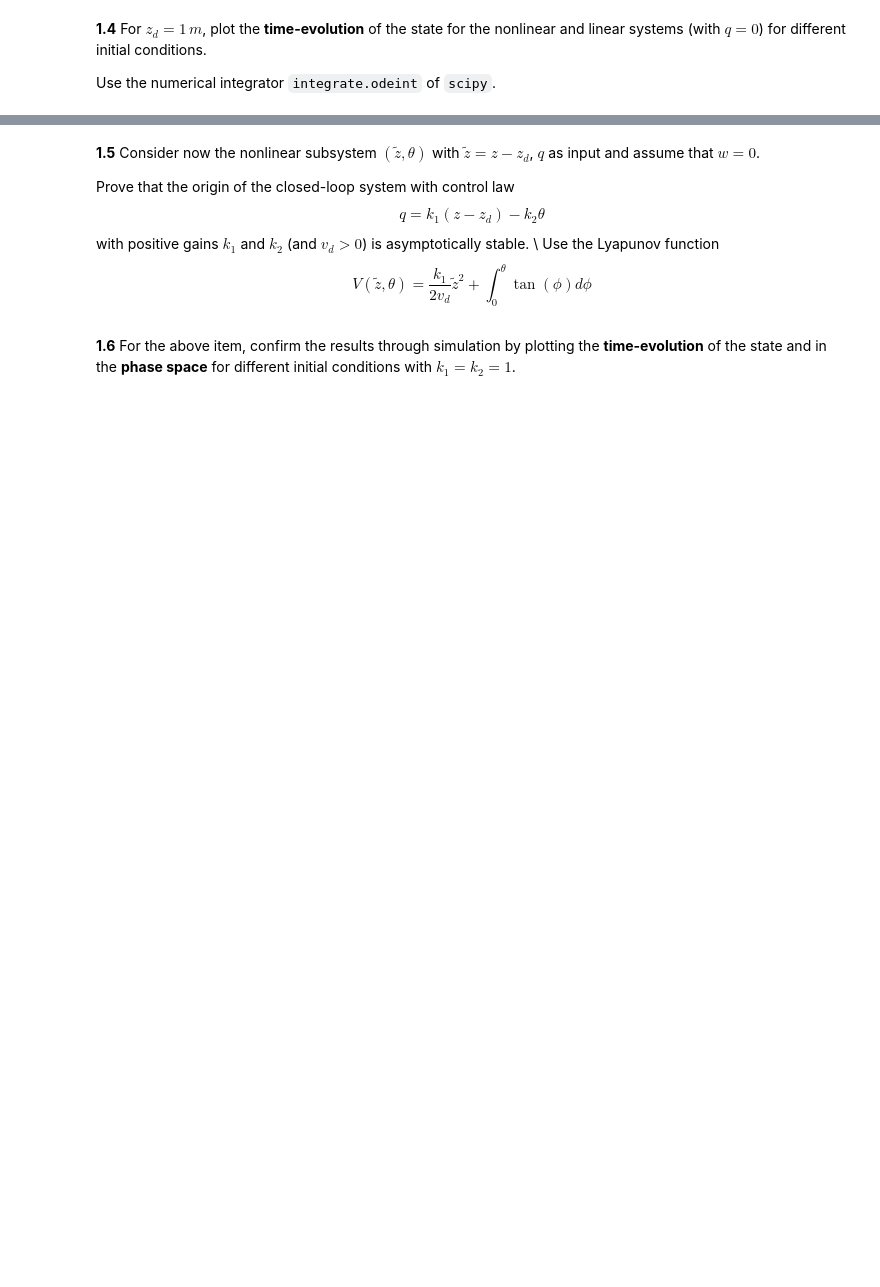
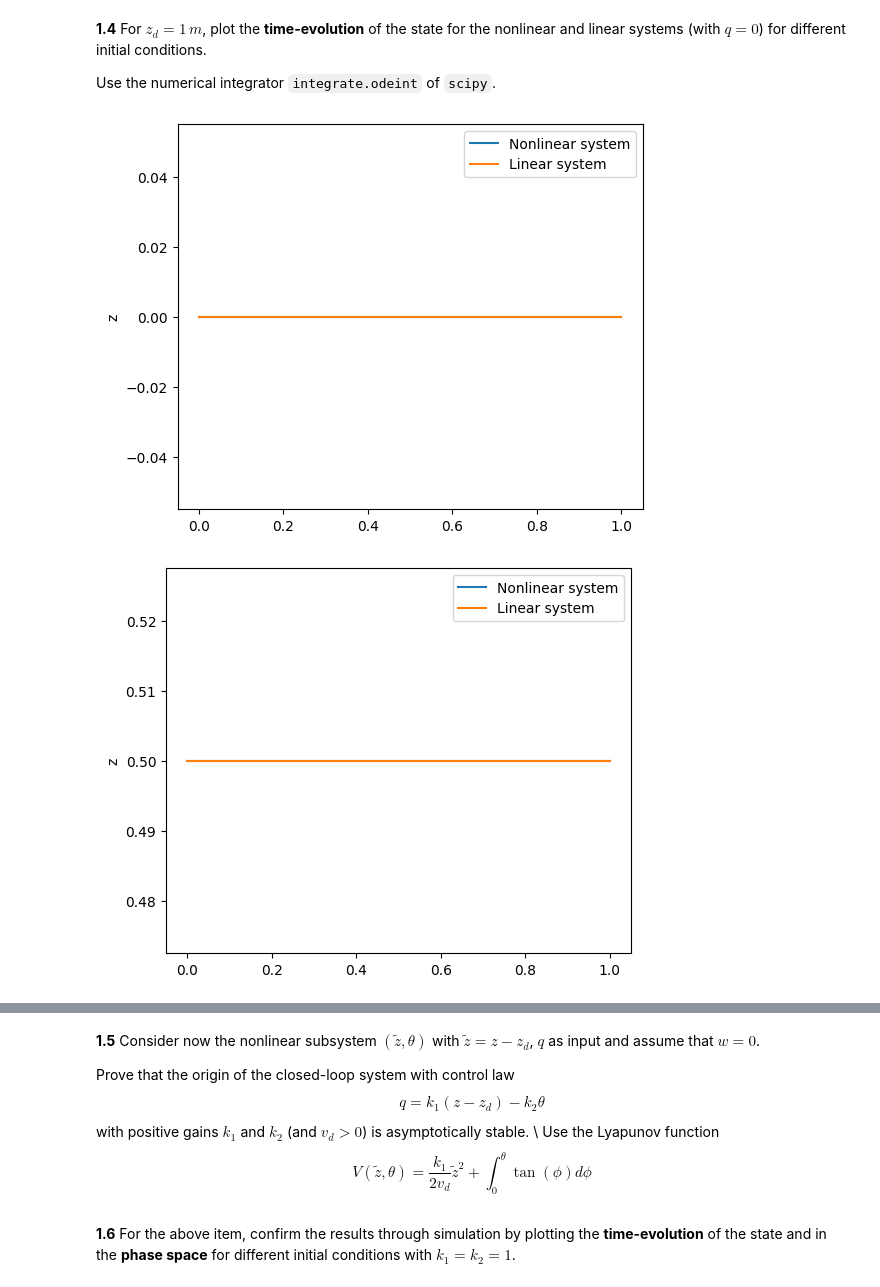
Before and after one commit to Xizesse/CO_project1, a Jupyter notebook: CO_project1.ipynb, the cells around one changed output, grey strips where cells are left out. Drawn from its saved outputs; the diff is of its cells as text; code cells hidden in the pictures; blank space fills up the shorter version.

```diff
--- a/CO_project1.ipynb
+++ b/CO_project1.ipynb
@@ -260,3 +287,78 @@ Analyze the stability of the origin ${\bf x = 0}$ with ${\bf u=0}$ of the linear
 For $z_d = 1\,m$, plot the **time-evolution** of the state for the nonlinear and linear systems (with $q=0$) for different initial conditions.
 
 Use the numerical integrator `integrate.odeint` of `scipy`.
+# %%
+import numpy as np
+from spicy import integrate
+import matplotlib.pyplot as plt
+
+#parameters
+v_d = 1
+d1 = -3
+d2 = 12
+mbar = 0.9
+z_d = 1
+q = 0
+
+#Nonlinear system
+def nonlinear_system(x,t):
+    z, w, theta = x
+    dzdt = -q * np.sin(theta) + w * np.cos(theta)
+    dwdt = d1*w + d2*abs(w)*w + mbar * q*q
+    dthetadt = q
+    return [dzdt, dwdt, dthetadt]
+#Linear system
+A = np.array([[0, 1, 0], [0, d1, 0], [0, 0, 0]])
+B = np.array([0, 0, 1])
+
+def linear_system(x, t):
+    return A.dot(x) + B * q
+
+#time vector
+t = np.linspace(0, 1, 1000)
+#initial conditions
+x1 = [0, 0, 0]
+x2 = [0.5, 0, 0]
+x3 = [0, 0.5, 0]
+x4 = [0, 0, 0.5]
+
+x_nonlinear1 = integrate.odeint(nonlinear_system, x1, t)
+x_linear1 = integrate.odeint(linear_system, x1, t)
+x_nonlinear2 = integrate.odeint(nonlinear_system, x2, t)
+x_linear2 = integrate.odeint(linear_system, x2, t)
+x_nonlinear3 = integrate.odeint(nonlinear_system, x3, t)
+x_linear3 = integrate.odeint(linear_system, x3, t)
+x_nonlinear4 = integrate.odeint(nonlinear_system, x4, t)
+x_linear4 = integrate.odeint(linear_system, x4, t)
+
+
+plt.figure(figsize=(6, 5))
+plt.plot (t, x_nonlinear1[:,0], label='Nonlinear system')
+plt.plot (t, x_linear1[:,0], label='Linear system')
+plt.ylabel('z')
+plt.legend()
+plt.show()
+
+plt.figure(figsize=(6, 5))
+plt.plot (t, x_nonlinear2[:,0], label='Nonlinear system')
+plt.plot (t, x_linear2[:,0], label='Linear system')
+plt.ylabel('z')
+plt.legend()
+plt.show()
+
+plt.figure(figsize=(6, 5))
+plt.plot (t, x_nonlinear3[:,0], label='Nonlinear system')
+plt.plot (t, x_linear3[:,0], label='Linear system')
+plt.ylabel('z')
+plt.legend()
+plt.show()
+
+plt.figure(figsize=(6, 5))
+plt.plot (t, x_nonlinear4[:,0], label='Nonlinear system')
+plt.plot (t, x_linear4[:,0], label='Linear system')
+plt.ylabel('z')
+plt.legend()
+plt.show()
+# %% [output]
+[figure, added]
+[figure, added]
```
Also changed, not shown: parts of 4 cells of this notebook.
